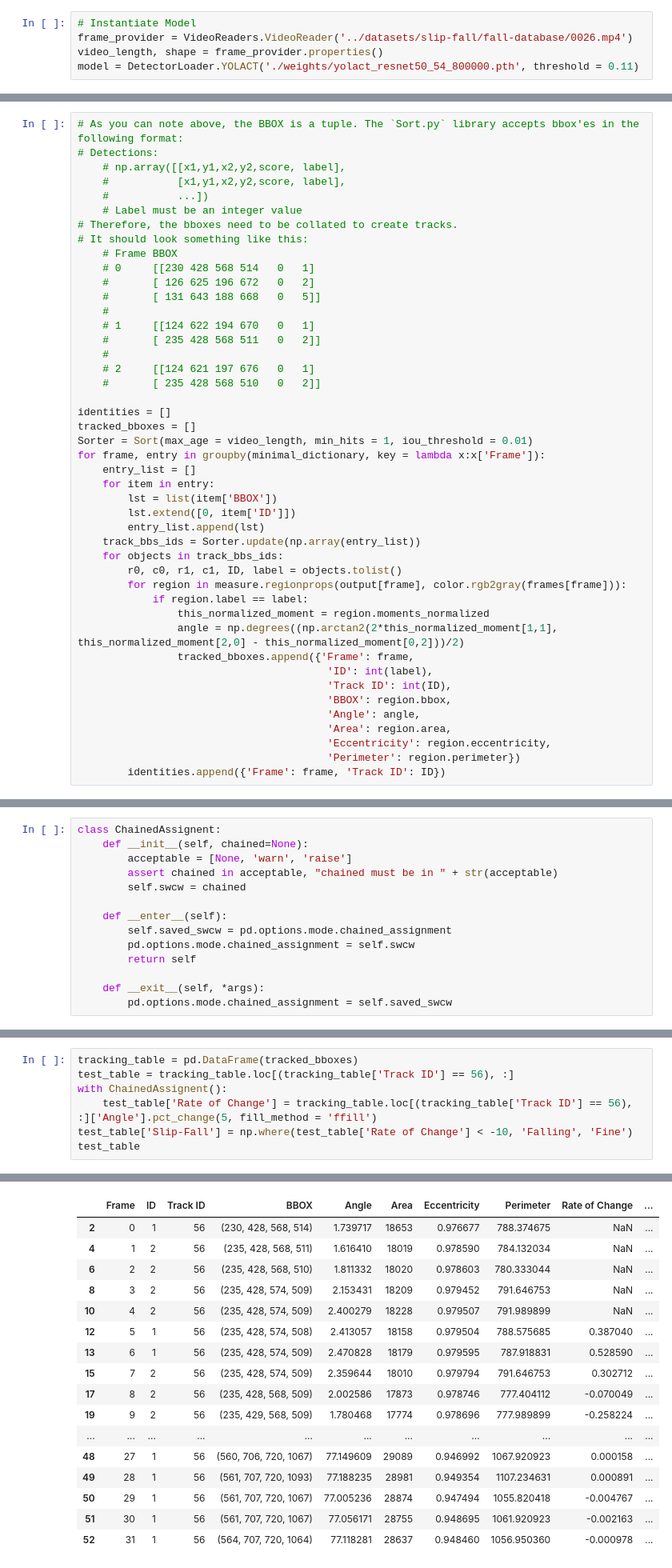
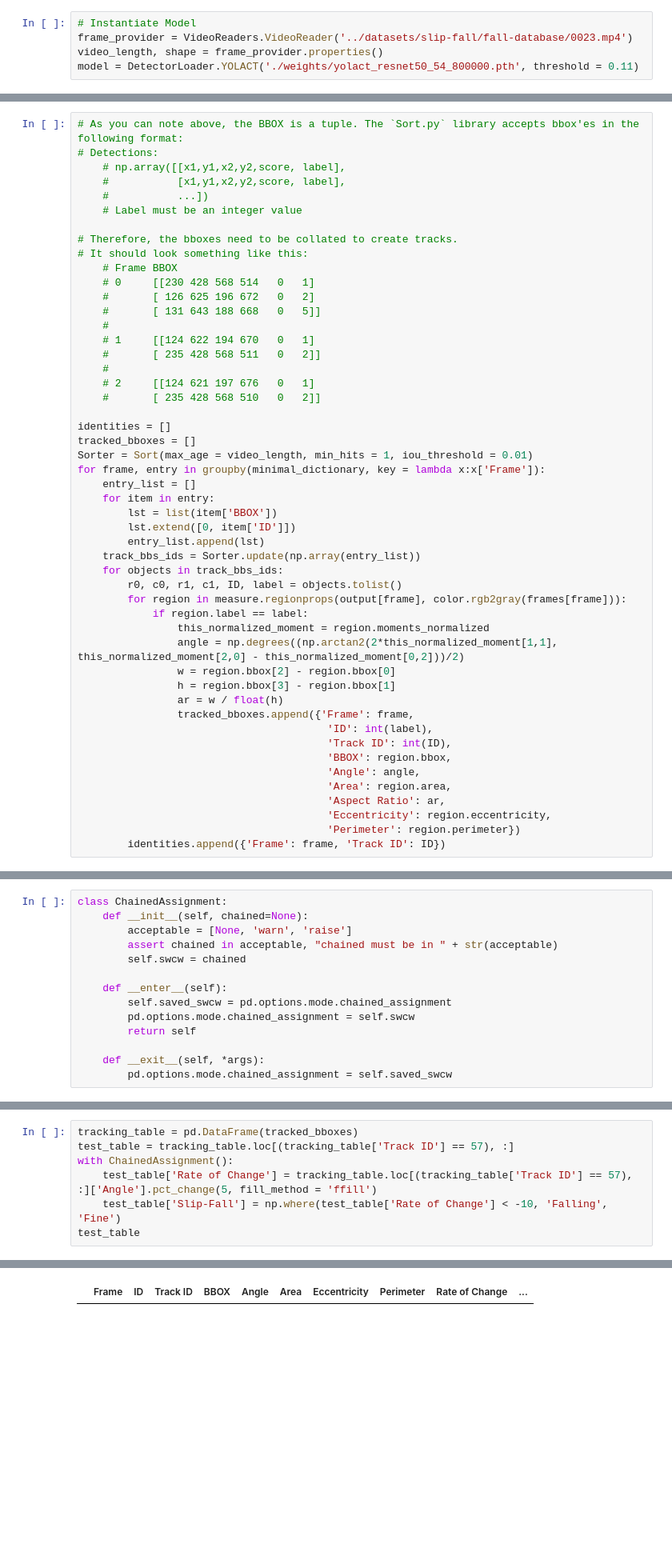
Before and after one commit to dbolya/yolact, a Jupyter notebook: notebook.ipynb, the cells around one changed output, grey strips where cells are left out. Shown: that part at 80% size. Drawn from its saved outputs; the diff is of its cells as text; blank space fills up the shorter version.

```diff
--- a/notebook.ipynb
+++ b/notebook.ipynb
@@ -47,7 +55,7 @@ import random
 from SORT.sort import *
 # %%
 # Instantiate Model
-frame_provider = VideoReaders.VideoReader('../datasets/slip-fall/fall-database/0026.mp4')
+frame_provider = VideoReaders.VideoReader('../datasets/slip-fall/fall-database/0023.mp4')
 video_length, shape = frame_provider.properties()
 model = DetectorLoader.YOLACT('./weights/yolact_resnet50_54_800000.pth', threshold = 0.11)
 # %%
@@ -155,6 +163,7 @@ This dictionary has 55 items of format:
     #           [x1,y1,x2,y2,score, label],
     #           ...])
     # Label must be an integer value
+
 # Therefore, the bboxes need to be collated to create tracks.
 # It should look something like this:
     # Frame BBOX
@@ -184,12 +193,16 @@ for frame, entry in groupby(minimal_dictionary, key = lambda x:x['Frame']):
             if region.label == label:
                 this_normalized_moment = region.moments_normalized
                 angle = np.degrees((np.arctan2(2*this_normalized_moment[1,1], this_normalized_moment[2,0] - this_normalized_moment[0,2]))/2)
+                w = region.bbox[2] - region.bbox[0]
+                h = region.bbox[3] - region.bbox[1]
+                ar = w / float(h)
                 tracked_bboxes.append({'Frame': frame,
                                         'ID': int(label),
                                         'Track ID': int(ID),
                                         'BBOX': region.bbox,
                                         'Angle': angle,
                                         'Area': region.area,
+                                        'Aspect Ratio': ar,
                                         'Eccentricity': region.eccentricity,
                                         'Perimeter': region.perimeter})
         identities.append({'Frame': frame, 'Track ID': ID})
@@ -206,7 +228,7 @@ for track, df in output_data.groupby('Track ID'):
 ### Next Steps
 1. Derive Rate of change of fall angle for tracked object
 # %%
-class ChainedAssignent:
+class ChainedAssignment:
     def __init__(self, chained=None):
         acceptable = [None, 'warn', 'raise']
         assert chained in acceptable, "chained must be in " + str(acceptable)
@@ -222,8 +269,8 @@ class ChainedAssignent:
 # %%
 tracking_table = pd.DataFrame(tracked_bboxes)
-test_table = tracking_table.loc[(tracking_table['Track ID'] == 56), :]
-with ChainedAssignent():
-    test_table['Rate of Change'] = tracking_table.loc[(tracking_table['Track ID'] == 56), :]['Angle'].pct_change(5, fill_method = 'ffill')
-test_table['Slip-Fall'] = np.where(test_table['Rate of Change'] < -10, 'Falling', 'Fine')
+test_table = tracking_table.loc[(tracking_table['Track ID'] == 57), :]
+with ChainedAssignment():
+    test_table['Rate of Change'] = tracking_table.loc[(tracking_table['Track ID'] == 57), :]['Angle'].pct_change(5, fill_method = 'ffill')
+    test_table['Slip-Fall'] = np.where(test_table['Rate of Change'] < -10, 'Falling', 'Fine')
 test_table
 # %% [output]
@@ -235,17 +277 @@ See the caveats in the documentation: https://pandas.pydata.org/pandas-docs/stab
 |  | Frame | ID | Track ID | BBOX | Angle | Area | Eccentricity | Perimeter | Rate of Change | ... |
-| 2 | 0 | 1 | 56 | (230, 428, 568, 514) | 1.739717 | 18653 | 0.976677 | 788.374675 | NaN | ... |
-| 4 | 1 | 2 | 56 | (235, 428, 568, 511) | 1.616410 | 18019 | 0.978590 | 784.132034 | NaN | ... |
-| 6 | 2 | 2 | 56 | (235, 428, 568, 510) | 1.811332 | 18020 | 0.978603 | 780.333044 | NaN | ... |
-| 8 | 3 | 2 | 56 | (235, 428, 574, 509) | 2.153431 | 18209 | 0.979452 | 791.646753 | NaN | ... |
-| 10 | 4 | 2 | 56 | (235, 428, 574, 509) | 2.400279 | 18228 | 0.979507 | 791.989899 | NaN | ... |
-| 12 | 5 | 1 | 56 | (235, 428, 574, 508) | 2.413057 | 18158 | 0.979504 | 788.575685 | 0.387040 | ... |
-| 13 | 6 | 1 | 56 | (235, 428, 574, 509) | 2.470828 | 18179 | 0.979595 | 787.918831 | 0.528590 | ... |
-| 15 | 7 | 2 | 56 | (235, 428, 574, 509) | 2.359644 | 18010 | 0.979794 | 791.646753 | 0.302712 | ... |
-| 17 | 8 | 2 | 56 | (235, 428, 568, 509) | 2.002586 | 17873 | 0.978746 | 777.404112 | -0.070049 | ... |
-| 19 | 9 | 2 | 56 | (235, 429, 568, 509) | 1.780468 | 17774 | 0.978696 | 777.989899 | -0.258224 | ... |
-| ... | ... | ... | ... | ... | ... | ... | ... | ... | ... | ... |
-| 48 | 27 | 1 | 56 | (560, 706, 720, 1067) | 77.149609 | 29089 | 0.946992 | 1067.920923 | 0.000158 | ... |
-| 49 | 28 | 1 | 56 | (561, 707, 720, 1093) | 77.188235 | 28981 | 0.949354 | 1107.234631 | 0.000891 | ... |
-| 50 | 29 | 1 | 56 | (561, 707, 720, 1067) | 77.005236 | 28874 | 0.947494 | 1055.820418 | -0.004767 | ... |
-| 51 | 30 | 1 | 56 | (561, 707, 720, 1067) | 77.056171 | 28755 | 0.948695 | 1061.920923 | -0.002163 | ... |
-| 52 | 31 | 1 | 56 | (564, 707, 720, 1064) | 77.118281 | 28637 | 0.948460 | 1056.950360 | -0.000978 | ... |
```
Also changed, not shown: parts of 10 cells of this notebook, 1 other file.
